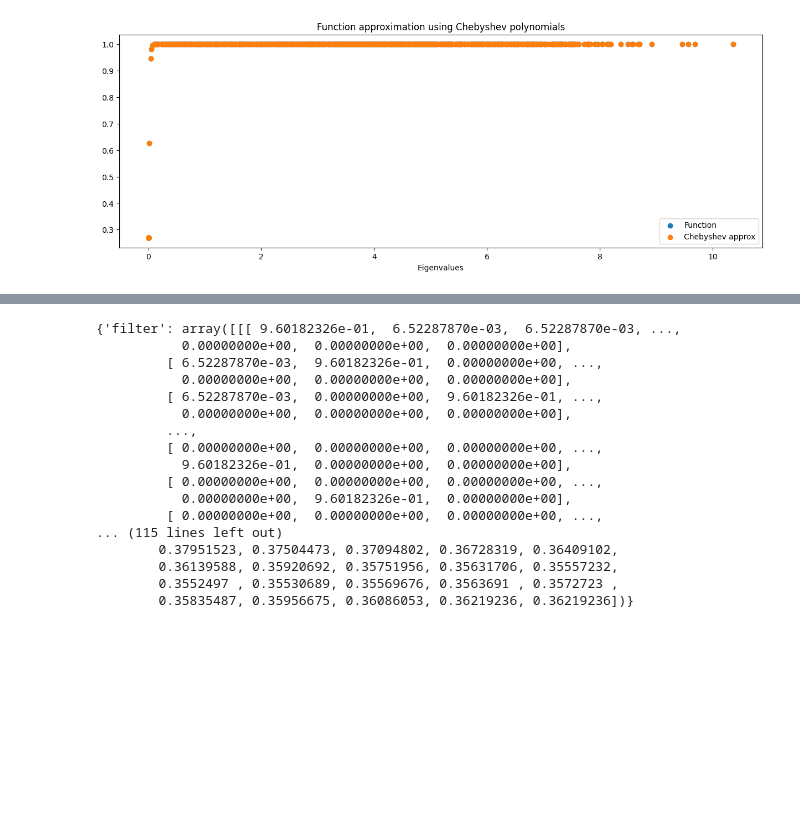
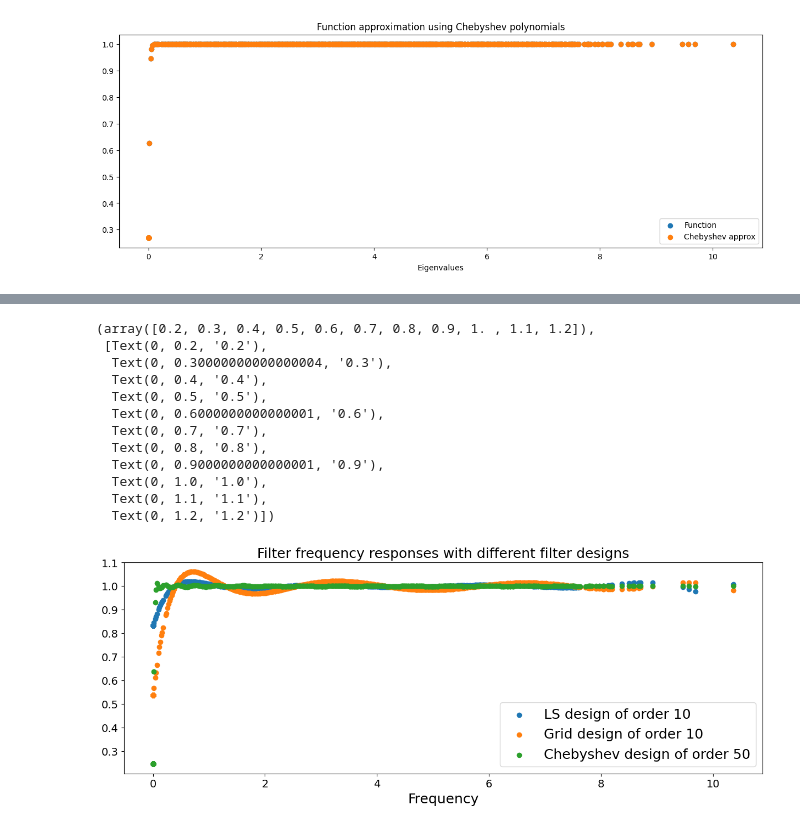
Before and after one commit to irtazahashmi/pytspl, a Jupyter notebook: notebooks/filters/filters_large_datasets.ipynb, the cells around one changed output, grey strips where cells are left out. Saved outputs shown, nothing was run; the diff lists cells and outputs as text; code cells hidden in the pictures; blank space fills up the shorter version.

```diff
--- a/notebooks/filters/filters_large_datasets.ipynb
+++ b/notebooks/filters/filters_large_datasets.ipynb
@@ -208,21 +187,45 @@ chebfilter.plot_frequency_response_approx(flow=flow, component="gradient")
-# %%
-# retrieve the history
-chebfilter.history
-# %% [output]
-{'filter': array([[[ 9.60182326e-01,  6.52287870e-03,  6.52287870e-03, ...,
-           0.00000000e+00,  0.00000000e+00,  0.00000000e+00],
-         [ 6.52287870e-03,  9.60182326e-01,  0.00000000e+00, ...,
-           0.00000000e+00,  0.00000000e+00,  0.00000000e+00],
-         [ 6.52287870e-03,  0.00000000e+00,  9.60182326e-01, ...,
-           0.00000000e+00,  0.00000000e+00,  0.00000000e+00],
-         ...,
-         [ 0.00000000e+00,  0.00000000e+00,  0.00000000e+00, ...,
-           9.60182326e-01,  0.00000000e+00,  0.00000000e+00],
-         [ 0.00000000e+00,  0.00000000e+00,  0.00000000e+00, ...,
-           0.00000000e+00,  9.60182326e-01,  0.00000000e+00],
-         [ 0.00000000e+00,  0.00000000e+00,  0.00000000e+00, ...,
-... (115 lines left out)
-        0.37951523, 0.37504473, 0.37094802, 0.36728319, 0.36409102,
-        0.36139588, 0.35920692, 0.35751956, 0.35631706, 0.35557232,
-        0.3552497 , 0.35530689, 0.35569676, 0.3563691 , 0.3572723 ,
-        0.35835487, 0.35956675, 0.36086053, 0.36219236, 0.36219236])}
+# %%
+
+from pytspl.decomposition.eigendecomposition import get_eigendecomposition
+
+component = "gradient"
+ls_filter = lsfilter.history["filter"]
+grid_filter = gridfilter.history["filter"]
+cheb_filter = chebfilter.history["filter"][-1]
+
+P = chebfilter.get_p_matrix("L1L").toarray()
+U, eigenvalues = get_eigendecomposition(lap_mat=P)
+# get the true signal
+f_true = chebfilter.get_true_signal(f=flow, component=component)
+
+f_cheb_tilde = chebfilter.history["frequency_responses"]
+
+plt.figure(figsize=(15, 5))
+
+plt.scatter(eigenvalues, np.diag(U.T @ ls_filter @ U))
+plt.scatter(eigenvalues, np.diag(U.T @ grid_filter @ U))
+plt.scatter(eigenvalues, np.diag(U.T @ cheb_filter @ U))
+plt.title(
+    "Filter frequency responses with different filter designs", fontsize=18
+)
+# add legend
+plt.legend(["LS design of order 10", "Grid design of order 10", "Chebyshev design of order 50"], fontsize=18)
+
+plt.xlabel("Frequency", fontsize=18)
+
+plt.xticks(fontsize=14)
+plt.yticks(fontsize=14)
+# %% [output]
+(array([0.2, 0.3, 0.4, 0.5, 0.6, 0.7, 0.8, 0.9, 1. , 1.1, 1.2]),
+ [Text(0, 0.2, '0.2'),
+  Text(0, 0.30000000000000004, '0.3'),
+  Text(0, 0.4, '0.4'),
+  Text(0, 0.5, '0.5'),
+  Text(0, 0.6000000000000001, '0.6'),
+  Text(0, 0.7, '0.7'),
+  Text(0, 0.8, '0.8'),
+  Text(0, 0.9000000000000001, '0.9'),
+  Text(0, 1.0, '1.0'),
+  Text(0, 1.1, '1.1'),
+  Text(0, 1.2, '1.2')])
+[figure, added]
```
Also changed, not shown: parts of 15 cells of this notebook, 25 other files.
